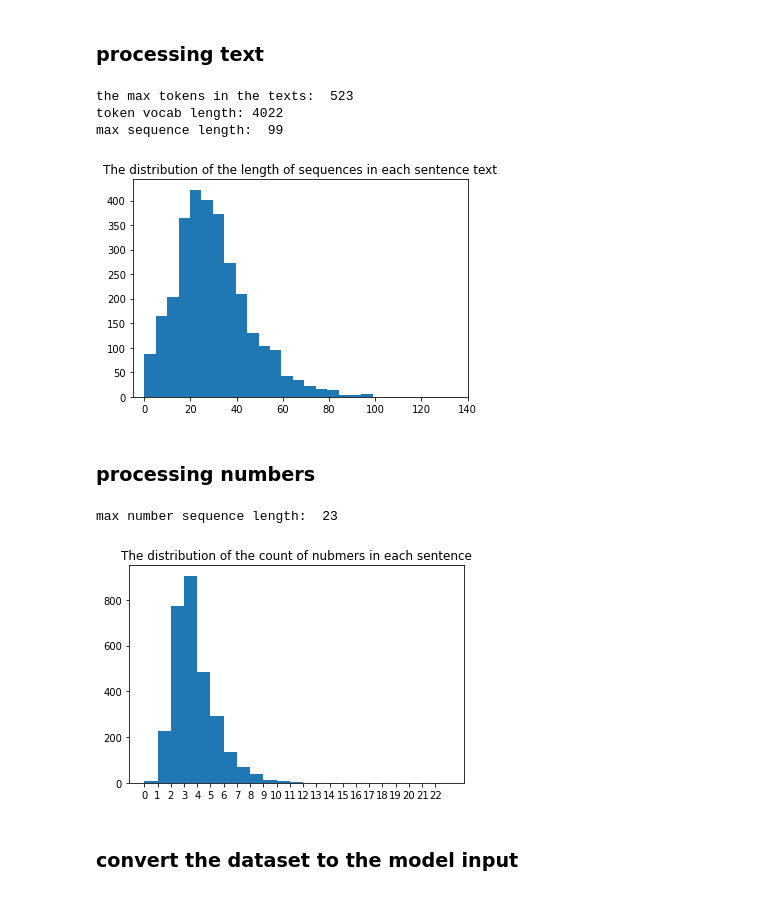
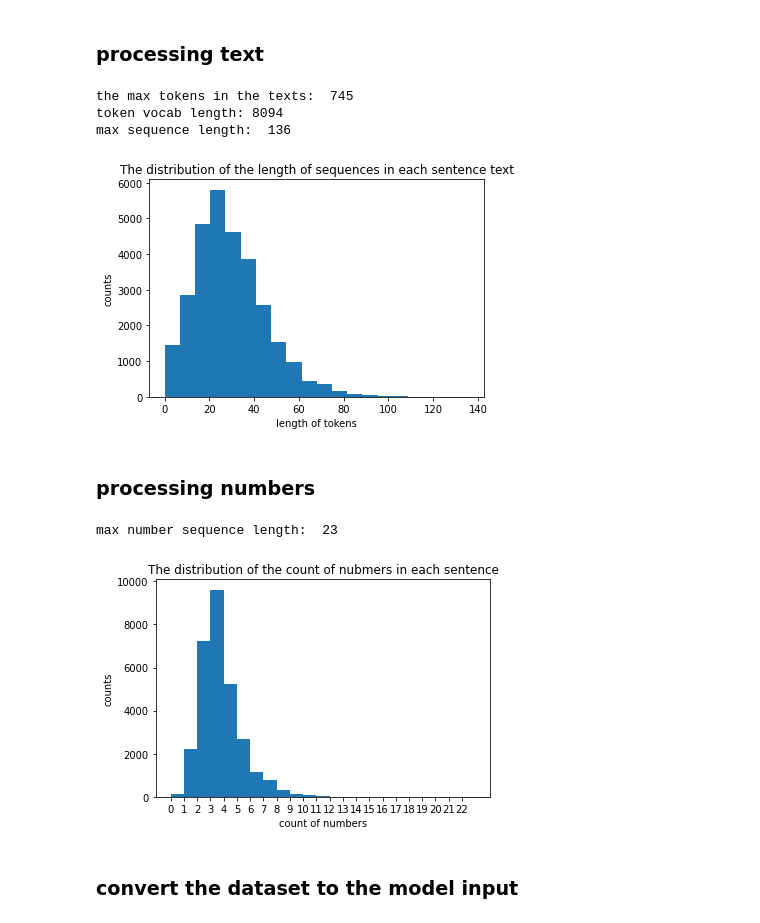
Before and after one commit to Liya-2/Project_MathQA, a Jupyter notebook: 1_TextRegression.ipynb, the cells around one changed output. Saved outputs shown, nothing was run; the diff lists cells and outputs as text; code cells hidden in the pictures.

```diff
--- a/1_TextRegression.ipynb
+++ b/1_TextRegression.ipynb
@@ -278,7 +278,7 @@ def pad_text_seq(x_seq, sequence_length):
     return  x
 # %%
 
-fp = 'dataset/MathQA4project/00_test.csv'
+fp = 'dataset/MathQA4project/00_train.csv'
 df = pd.read_csv(fp, index_col=0)
 norm_df = sum_norm(df)
 subset, ans = get_valid_subset(norm_df)
@@ -307,15 +307,17 @@ print("max sequence length: ", max_seq)
 # get the distribution of the length of sequence in each sentence text
 plt.title("The distribution of the length of sequences in each sentence text")
 plt.hist(seq_length, bins=20)
+plt.xlabel("length of tokens")
+plt.ylabel("counts")
 plt.xticks(np.arange(0, 150, 20))
 plt.show()
 
 y = ans
 # %% [output]
-the max tokens in the texts:  523
-token vocab length: 4022
-max sequence length:  99
+the max tokens in the texts:  745
+token vocab length: 8094
+max sequence length:  136
-[figure, old version]
+[figure, new version]
 # %% [markdown]
 ### processing numbers ###
 # %%
@@ -337,26 +339,28 @@ def pad_num_seq(numbers, numbers_length):
 # %%
 # the counts of the numbers in each sentence, get the distribution
 max_number_seq = 0
 num_seq_length = list()
 for i in numbers:
     num_seq_length.append(len(i))
 max_number_seq = max(num_seq_length)
 print("max number sequence length: ", max_number_seq)
 
 
 numbers_length = 5
 x_num  = pad_num_seq(numbers, numbers_length)
 norm_x_num = minmax_norm(x_num)
 
 
 # get the distribution of the count of the nubmers
 plt.title("The distribution of the count of nubmers in each sentence")
 plt.hist(num_seq_length, bins=max_number_seq)
+plt.xlabel("count of numbers")
+plt.ylabel("counts")
 plt.xticks(np.arange(max_number_seq))
 plt.show()
 # %% [output]
 max number sequence length:  23
-[figure, old version]
+[figure, new version]
 # %% [markdown]
 ### convert the dataset to the model input
 # %%
```
Also changed, not shown: parts of 11 cells of this notebook.
